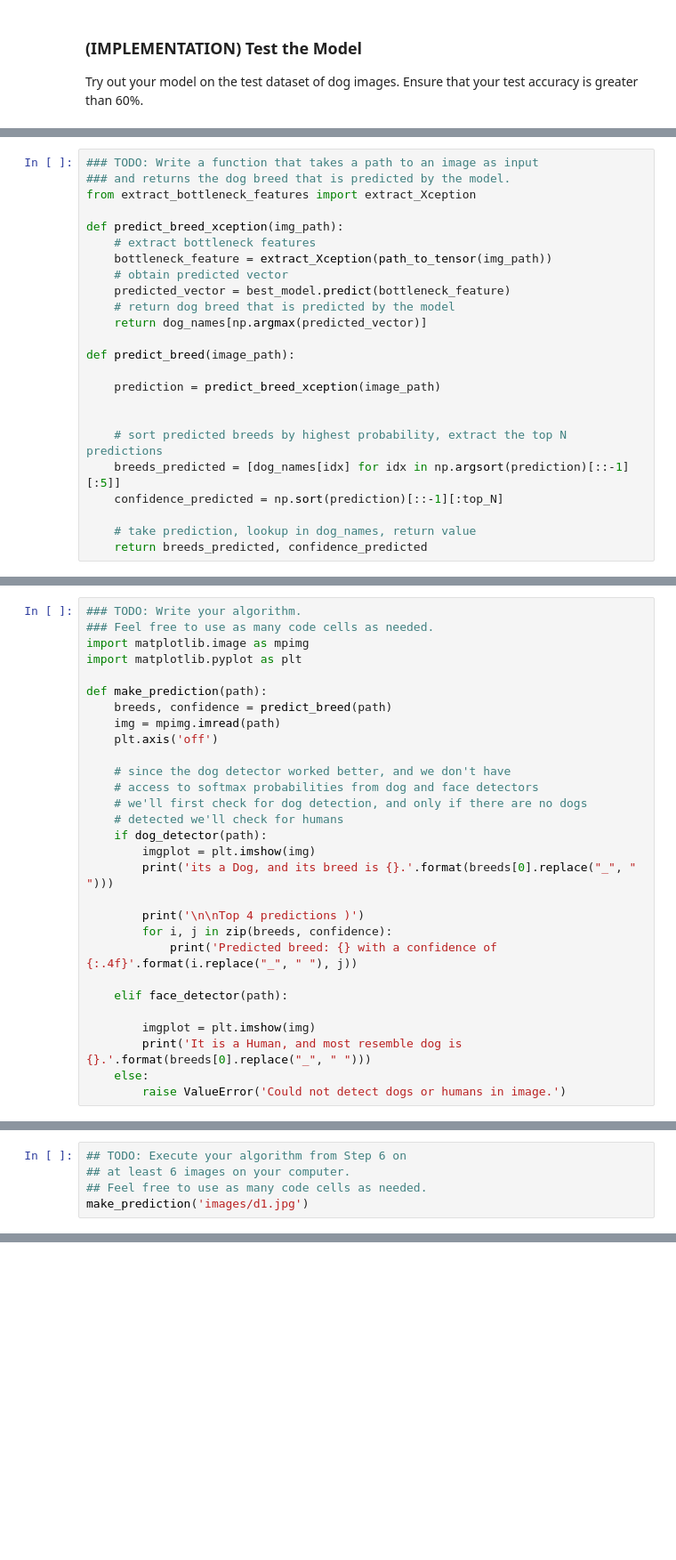
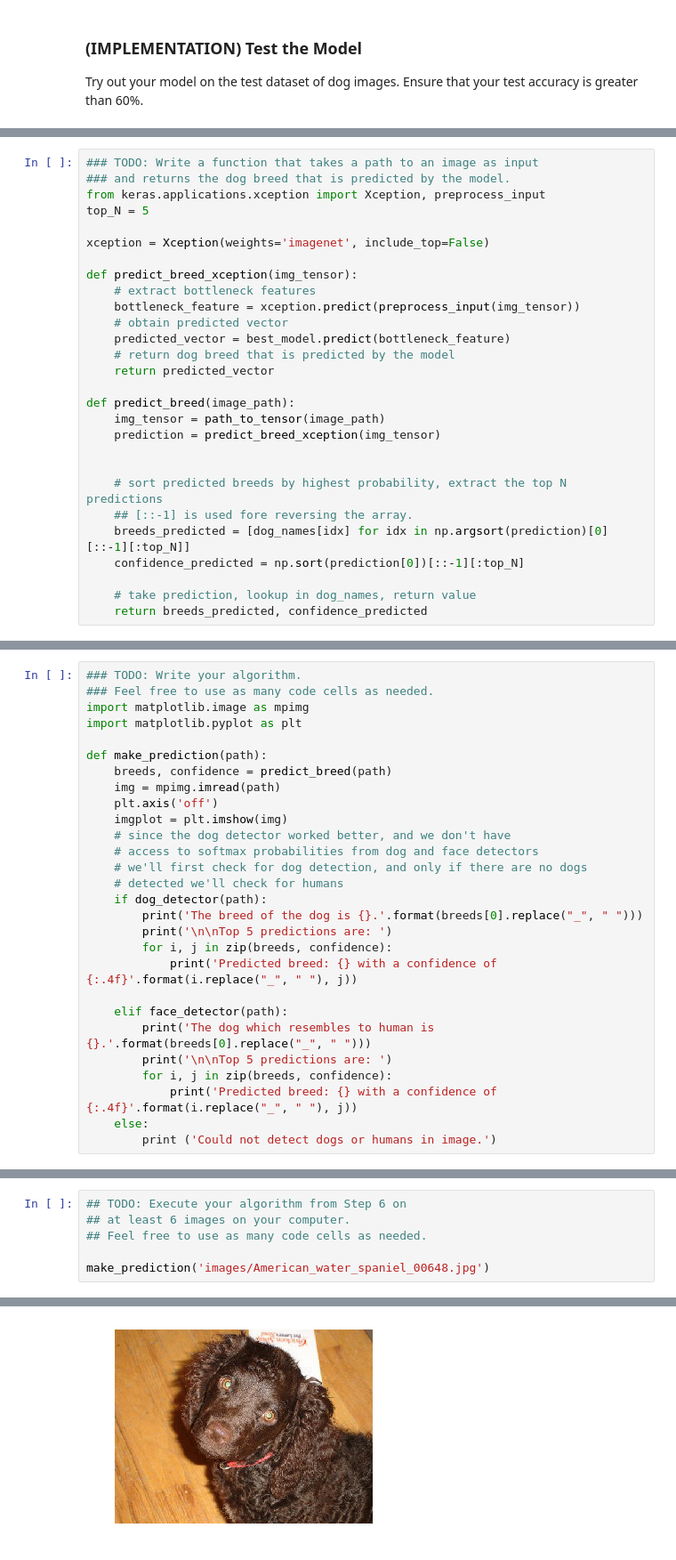
Before and after one commit to shafi-dayatar/deeplearning, a Jupyter notebook: dog-project/dog_app.ipynb, the cells around one changed output, grey strips where cells are left out. Shown at 89% size. Drawn from its saved outputs; the diff is of its cells as text; blank space fills up the shorter version.

```diff
--- a/dog-project/dog_app.ipynb
+++ b/dog-project/dog_app.ipynb
@@ -890,24 +983,28 @@ where `{network}`, in the above filename, should be one of `VGG19`, `Resnet50`,
 # %%
 ### TODO: Write a function that takes a path to an image as input
 ### and returns the dog breed that is predicted by the model.
-from extract_bottleneck_features import extract_Xception
+from keras.applications.xception import Xception, preprocess_input
+top_N = 5
 
-def predict_breed_xception(img_path):
+xception = Xception(weights='imagenet', include_top=False)
+
+def predict_breed_xception(img_tensor):
     # extract bottleneck features
-    bottleneck_feature = extract_Xception(path_to_tensor(img_path))
+    bottleneck_feature = xception.predict(preprocess_input(img_tensor))
     # obtain predicted vector
     predicted_vector = best_model.predict(bottleneck_feature)
     # return dog breed that is predicted by the model
-    return dog_names[np.argmax(predicted_vector)]
+    return predicted_vector
 
 def predict_breed(image_path):
-
-    prediction = predict_breed_xception(image_path)
+    img_tensor = path_to_tensor(image_path)
+    prediction = predict_breed_xception(img_tensor)
 
 
     # sort predicted breeds by highest probability, extract the top N predictions
-    breeds_predicted = [dog_names[idx] for idx in np.argsort(prediction)[::-1][:5]]
-    confidence_predicted = np.sort(prediction)[::-1][:top_N]
+    ## [::-1] is used fore reversing the array.
+    breeds_predicted = [dog_names[idx] for idx in np.argsort(prediction)[0][::-1][:top_N]]
+    confidence_predicted = np.sort(prediction[0])[::-1][:top_N]
 
     # take prediction, lookup in dog_names, return value
     return breeds_predicted, confidence_predicted
@@ -939,25 +1036,24 @@ def make_prediction(path):
     breeds, confidence = predict_breed(path)
     img = mpimg.imread(path)
     plt.axis('off')
-
+    imgplot = plt.imshow(img)
     # since the dog detector worked better, and we don't have
     # access to softmax probabilities from dog and face detectors
     # we'll first check for dog detection, and only if there are no dogs
     # detected we'll check for humans
     if dog_detector(path):
-        imgplot = plt.imshow(img)
-        print('its a Dog, and its breed is {}.'.format(breeds[0].replace("_", " ")))
-
-        print('\n\nTop 4 predictions )')
+        print('The breed of the dog is {}.'.format(breeds[0].replace("_", " ")))
+        print('\n\nTop 5 predictions are: ')
         for i, j in zip(breeds, confidence):
             print('Predicted breed: {} with a confidence of {:.4f}'.format(i.replace("_", " "), j))
 
     elif face_detector(path):
-
-        imgplot = plt.imshow(img)
-        print('It is a Human, and most resemble dog is {}.'.format(breeds[0].replace("_", " ")))
+        print('The dog which resembles to human is {}.'.format(breeds[0].replace("_", " ")))
+        print('\n\nTop 5 predictions are: ')
+        for i, j in zip(breeds, confidence):
+            print('Predicted breed: {} with a confidence of {:.4f}'.format(i.replace("_", " "), j))
     else:
-        raise ValueError('Could not detect dogs or humans in image.')
+        print ('Could not detect dogs or humans in image.')
 # %% [markdown]
 ---
 <a id='step7'></a>
@@ -976,4 +1077,6 @@ __Answer:__
 ## TODO: Execute your algorithm from Step 6 on
 ## at least 6 images on your computer.
 ## Feel free to use as many code cells as needed.
-make_prediction('images/d1.jpg')
+
+make_prediction('images/American_water_spaniel_00648.jpg')
+# %% [output]
@@ -979,0 +1092 @@ make_prediction('images/d1.jpg')
+[figure, added]
```
Also changed, not shown: parts of 29 cells of this notebook, 35 other files.
